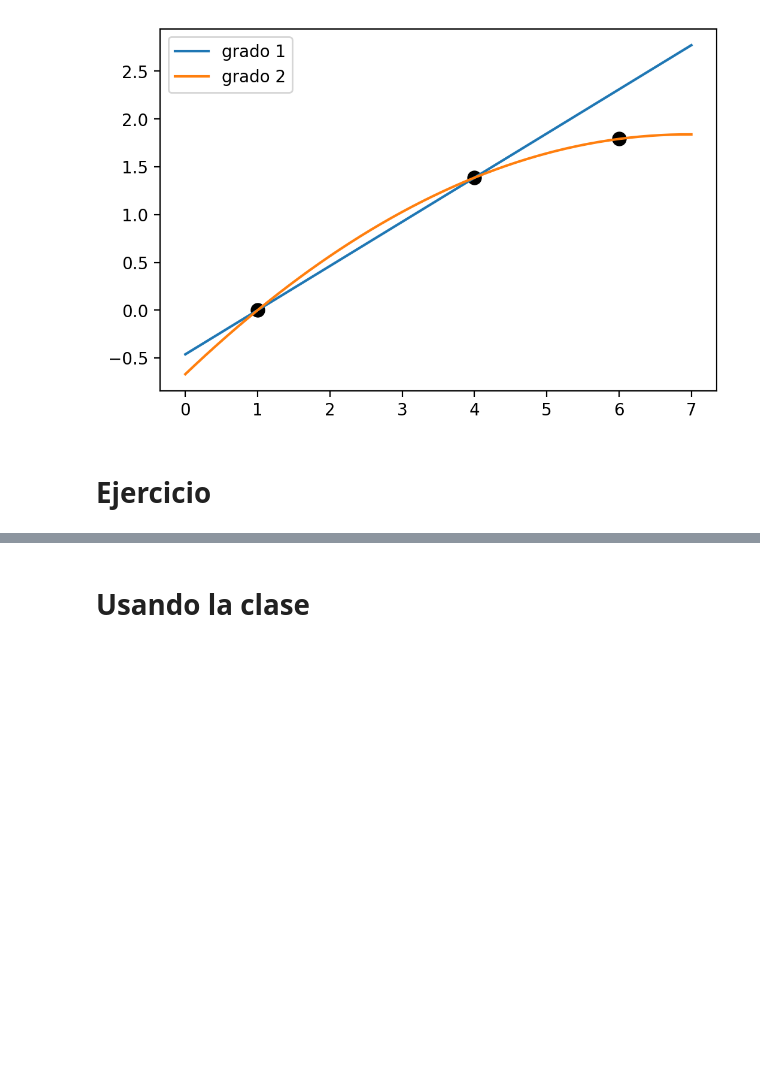
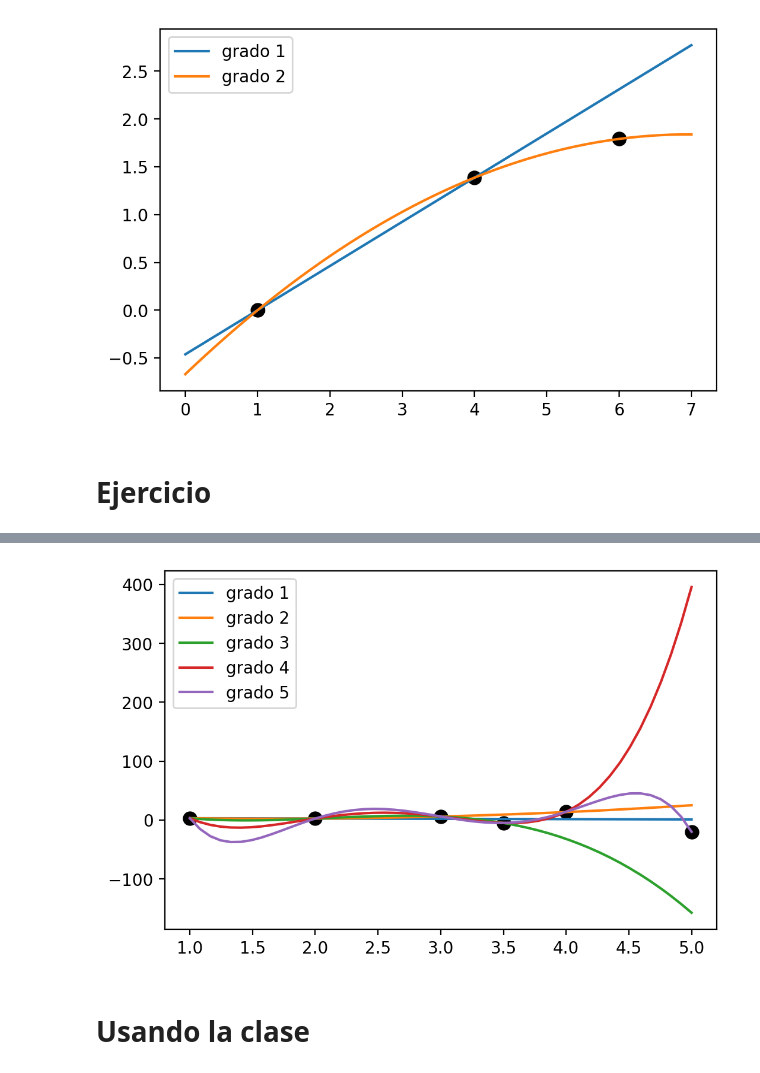
Before and after one commit to gmauricio-toledo/UNISON-teaching, a Jupyter notebook: interpolacion.ipynb, the cells around one changed output, grey strips where cells are left out. Cells and saved outputs as stored; diff of their text form; code cells hidden in the pictures; blank space fills up the shorter version.

```diff
--- a/interpolacion.ipynb
+++ b/interpolacion.ipynb
@@ -45,3 +53,14 @@ plt.show()
+# %%
+x_axis = np.linspace(np.min(A,axis=0)[0],np.max(A,axis=0)[0],50)
+
+plt.figure(dpi=200)
+plt.scatter(A[:,0],A[:,1],color='black',s=60)
+for k in range(1,A.shape[0]):
+    plt.plot(x_axis,[interpolate_lag(x,A,k) for x in x_axis],label=f'grado {k}')
+plt.legend(loc='best')
+plt.show()
+# %% [output]
+[figure, added]
 # %% [markdown]
 # Usando la clase
 # %%
```
Also changed, not shown: parts of 7 cells of this notebook, 1 other file.
